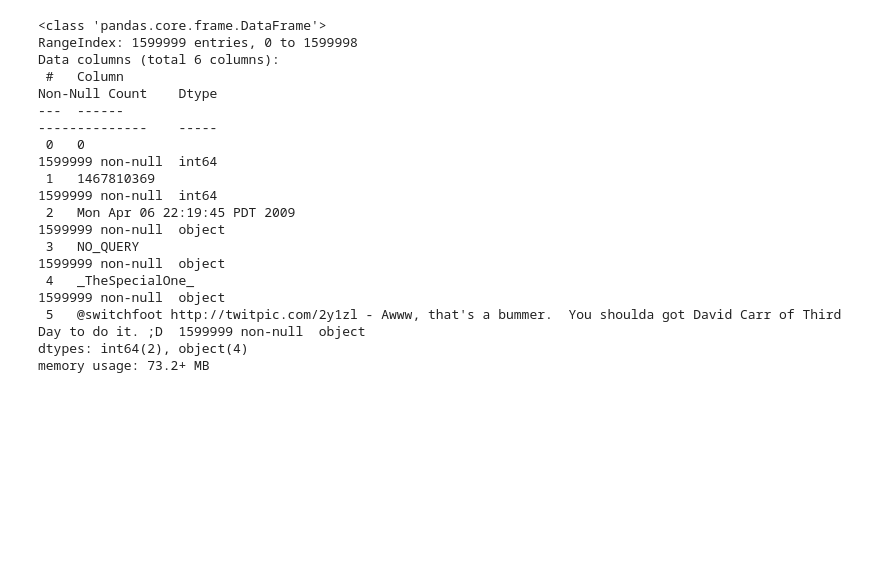
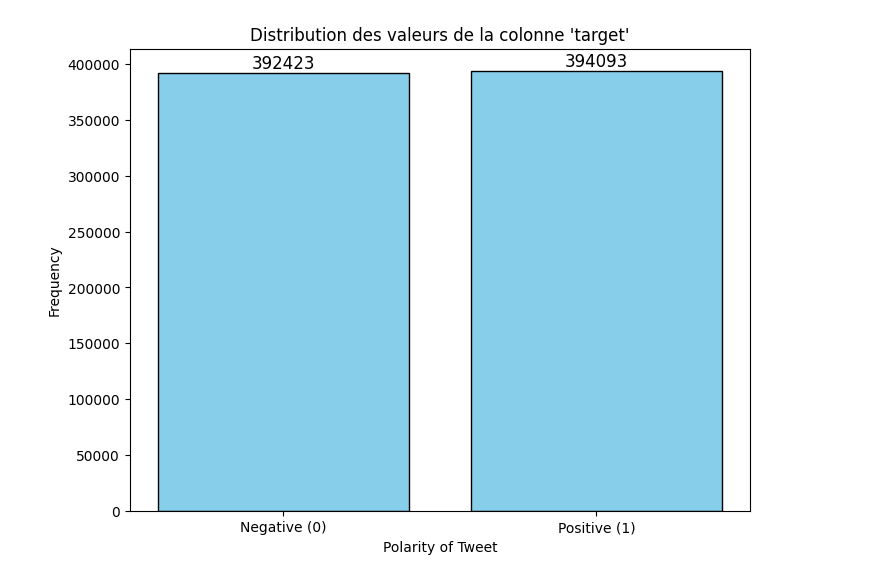
Before and after one commit to jhn-l/OC-P7, a Jupyter notebook: 2-modele-avance.ipynb, the cells around one changed output. Saved outputs shown, nothing was run; the diff lists cells and outputs as text; code cells hidden in the pictures; blank space fills up the shorter version.

```diff
--- a/2-modele-avance.ipynb
+++ b/2-modele-avance.ipynb
@@ -17,21 +19,26 @@ import time
 # %%
 mlflow.set_tracking_uri("http://mlflow-server:5000")
-# %%
-path = '/code/data/archive/'
-df = pd.read_csv(path + 'training.1600000.processed.noemoticon.csv', sep=',',  encoding='latin-1')
-
-df.info()
-# %% [output]
-<class 'pandas.core.frame.DataFrame'>
-RangeIndex: 1599999 entries, 0 to 1599998
-Data columns (total 6 columns):
- #   Column                                                                                                               Non-Null Count    Dtype
----  ------                                                                                                               --------------    -----
- 0   0                                                                                                                    1599999 non-null  int64
- 1   1467810369                                                                                                           1599999 non-null  int64
- 2   Mon Apr 06 22:19:45 PDT 2009                                                                                         1599999 non-null  object
- 3   NO_QUERY                                                                                                             1599999 non-null  object
- 4   _TheSpecialOne_                                                                                                      1599999 non-null  object
- 5   @switchfoot http://twitpic.com/2y1zl - Awww, that's a bummer.  You shoulda got David Carr of Third Day to do it. ;D  1599999 non-null  object
-dtypes: int64(2), object(4)
-memory usage: 73.2+ MB
+# %%
+# Recharger le DataFrame depuis le fichier pickle
+df_sample = pd.read_pickle('/code/df_sample.pkl')
+# %%
+# Créer un histogramme des valeurs de la colonne 'target' avec des étiquettes spécifiques et le nombre total de valeurs
+
+# Compter les occurrences de chaque valeur unique dans 'target' avec les valeurs 0, 2, et 4
+target_counts = df_sample['target'].value_counts().reindex([0, 1], fill_value=0)
+
+# Configurer le graphique
+plt.figure(figsize=(8, 6))
+bars = plt.bar(['Negative (0)', 'Positive (1)'], target_counts, color='skyblue', edgecolor='black')
+
+# Ajouter les annotations (le nombre total au-dessus de chaque colonne)
+for bar, count in zip(bars, target_counts):
+    plt.text(bar.get_x() + bar.get_width() / 2, bar.get_height(), f'{count}', ha='center', va='bottom', fontsize=12)
+
+# Personnaliser l'apparence du graphique
+plt.title("Distribution des valeurs de la colonne 'target'")
+plt.xlabel("Polarity of Tweet")
+plt.ylabel("Frequency")
+plt.show()
+# %% [output]
+[figure, added]
```
Also changed, not shown: parts of 5 cells of this notebook.
